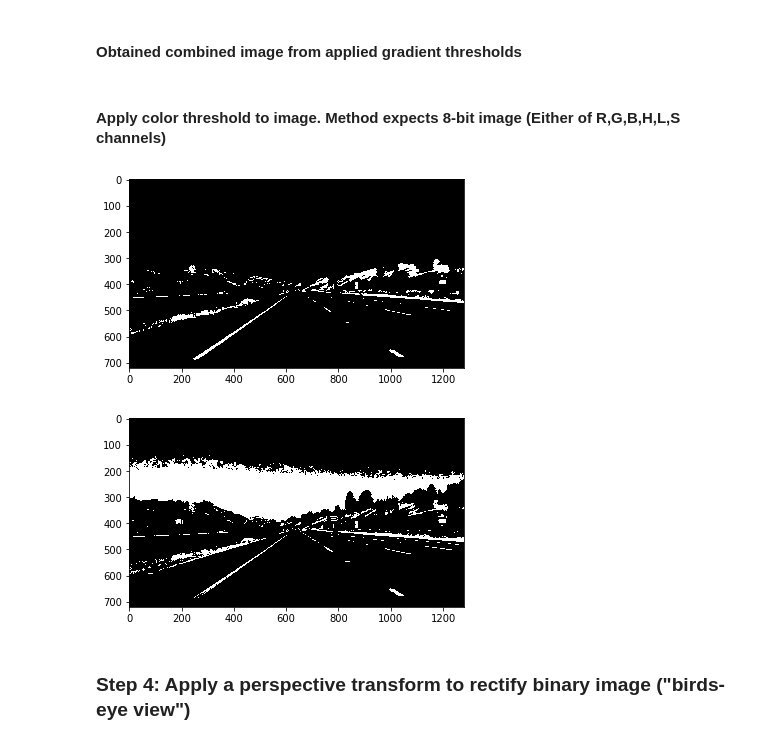
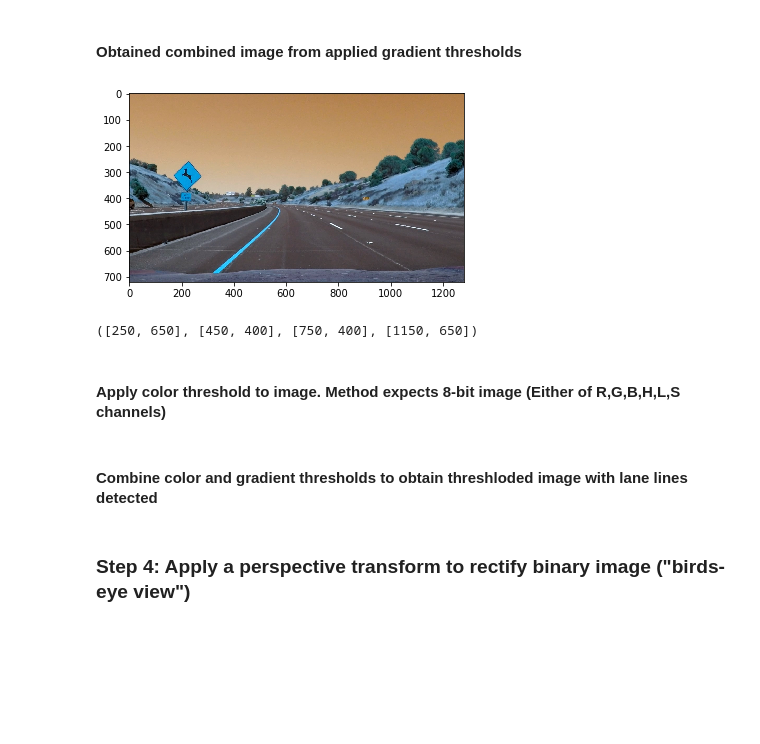
Before and after one commit to sohonisaurabh/self-learning, a Jupyter notebook: Udacity - SDCND/Term-I/projects/Advanced_Lane_Finding/advanced-lane-finding.ipynb, the cells around one changed output. Saved outputs shown, nothing was run; the diff lists cells and outputs as text; code cells hidden in the pictures; blank space fills up the shorter version.

Commit message:
Added code for image warping and combined threshold for lane lines detection

```diff
--- a/Udacity - SDCND/Term-I/projects/Advanced_Lane_Finding/advanced-lane-finding.ipynb
+++ b/Udacity - SDCND/Term-I/projects/Advanced_Lane_Finding/advanced-lane-finding.ipynb
@@ -198,27 +203,59 @@ def apply_grad_threshold(img):
 # plt.show()
 # plt.imshow(merged_grad_image, cmap="gray")
 # plt.show()
+# %%
+image = cv2.imread(get_images(test_images_path)[3])
+plt.imshow(image)
+plt.show()
+# hls = cv2.cvtColor(image, cv2.COLOR_BGR2HLS)
+# h, l, s = hls[:,:,0], hls[:,:,1], hls[:,:,2]
+# plt.imshow(h)
+# plt.show()
+# plt.imshow(l)
+# plt.show()
+# plt.imshow(s)
+# plt.show()
+[250, 650],[450, 400], [750, 400], [1150, 650]
+# %% [output]
+[figure, added]
+([250, 650], [450, 400], [750, 400], [1150, 650])
 # %% [markdown]
 #### Apply color threshold to image. Method expects 8-bit image (Either of R,G,B,H,L,S channels)
 # %%
-def apply_color_threshold(img, thresh=(0, 255)):
-    color_thresh_img = np.zeros_like(img)
-    color_thresh_img[(img >= thresh[0]) & (img <= thresh[1])] = 1
-    return color_thresh_img
-image = cv2.imread(get_images(test_images_path)[0])
-r_img, g_img, b_img = image[:,:,2], image[:,:,1], image[:,:,0]
-hls_img = cv2.cvtColor(image, cv2.COLOR_BGR2HLS)
-h_img, l_img, s_img = hls_img[:,:,0], hls_img[:,:,1], hls_img[:,:,2]
-r_thresholded = apply_color_threshold(r_img, thresh=(175, 255))
-l_thresholded = apply_color_threshold(l_img, thresh=(150, 255))
-# plt.imshow(r_img)
+def apply_color_threshold(img):
+    r_thresh = (175, 255)
+    s_thresh = (120, 255)
+    r_img = img[:,:,2]
+    r_thresholded = np.zeros_like(r_img)
+    r_thresholded[(r_img >= r_thresh[0]) & (r_img <= r_thresh[1])] = 1
+
+    s_img = cv2.cvtColor(img, cv2.COLOR_BGR2HLS)[:,:,2]
+    s_thresholded = np.zeros_like(s_img)
+    s_thresholded[(s_img >= s_thresh[0]) & (s_img <= s_thresh[1])] = 1
+
+    combined_img = cv2.bitwise_and(r_thresholded, s_thresholded)
+    return combined_img
+# image = cv2.imread(get_images(test_images_path)[1])
+# r_img, g_img, b_img = image[:,:,2], image[:,:,1], image[:,:,0]
+# hls_img = cv2.cvtColor(image, cv2.COLOR_BGR2HLS)
+# h_img, l_img, s_img = hls_img[:,:,0], hls_img[:,:,1], hls_img[:,:,2]
+# r_thresholded = apply_color_threshold(r_img, thresh=(175, 255))
+# s_thresholded = apply_color_threshold(s_img, thresh=(100, 255))
+# l_thresholded = apply_color_threshold(l_img, thresh=(150, 255))
+# l_and_s = np.zeros_like(l_thresholded)
+# l_and_s[(s_thresholded == 1) | (l_thresholded == 1)] = 1
+# combined_all = cv2.bitwise_and(r_thresholded, s_thresholded)
+# plt.imshow(image)
 # plt.show()
-plt.imshow(r_thresholded, cmap="gray")
-plt.show()
-# plt.imshow(l_img)
+# # plt.imshow(r_thresholded, cmap="gray")
+# # plt.show()
+# plt.imshow(s_thresholded, cmap="gray")
 # plt.show()
-plt.imshow(l_thresholded, cmap="gray")
-plt.show()
+# # plt.imshow(l_thresholded, cmap="gray")
+# # plt.show()
+# # plt.imshow(l_and_s, cmap="gray")
+# # plt.show()
+# # plt.imshow(combined, cmap="gray")
+# # plt.show()
-# %% [output]
-[figure, removed]
-[figure, removed]
+# %% [markdown]
+#### Combine color and gradient thresholds to obtain threshloded image with lane lines detected
```
Also changed, not shown: parts of 8 cells of this notebook.
